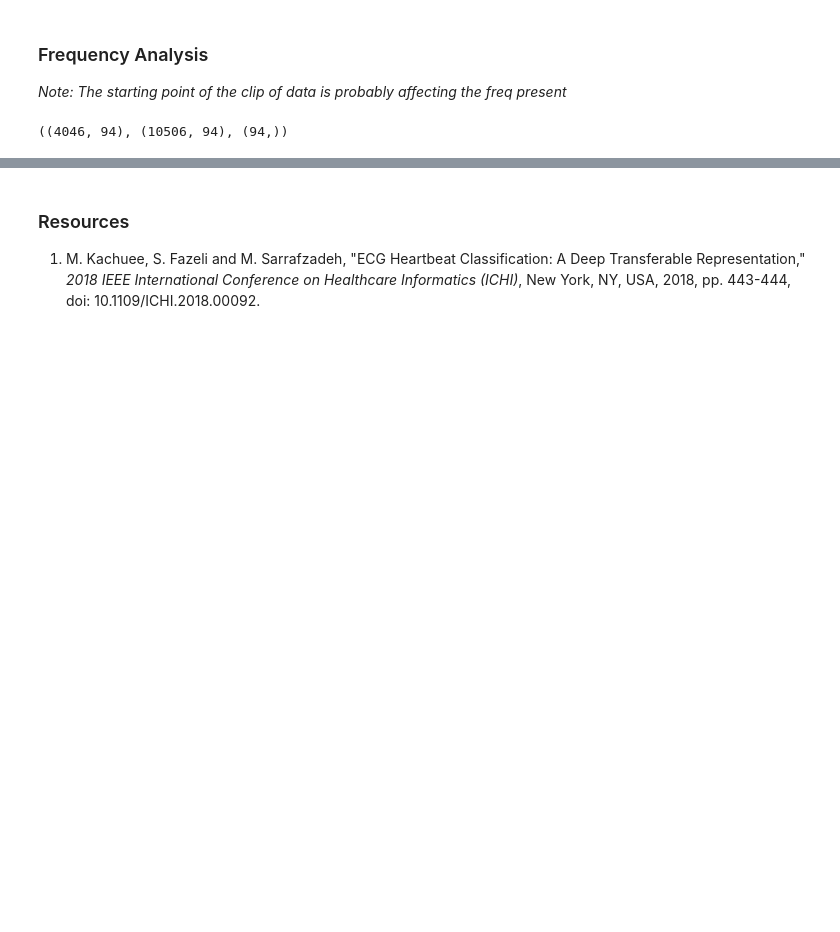
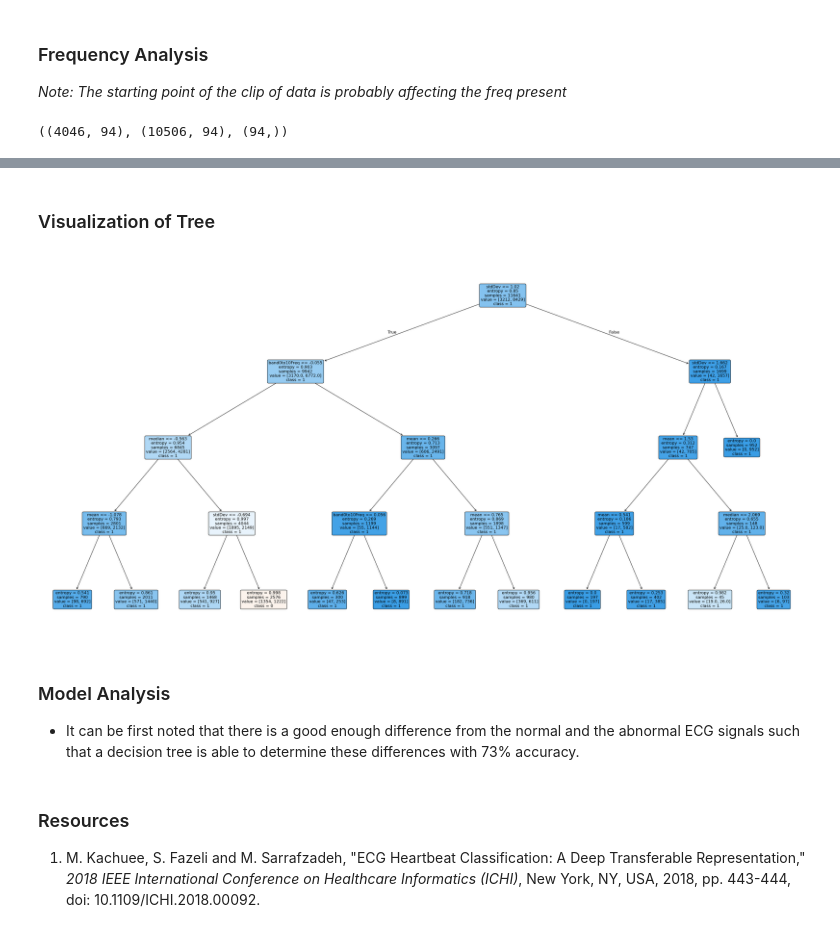
Before and after one commit to Shenukp1/MachineLearningPortfolio, a Jupyter notebook: ECG_Classification/EDA_V2.ipynb, the cells around one changed output, grey strips where cells are left out. Saved outputs shown, nothing was run; the diff lists cells and outputs as text; code cells hidden in the pictures; blank space fills up the shorter version.

```diff
--- a/ECG_Classification/EDA_V2.ipynb
+++ b/ECG_Classification/EDA_V2.ipynb
@@ -684,0 +861,4 @@ def extract_time_domain(X: np.ndarray) -> None:
+# %%
+X_new = X.copy()
+X_new = X_new[selected_features]
+X_new.head()
@@ -685,3 +923,24 @@ def extract_time_domain(X: np.ndarray) -> None:
+# %% [markdown]
+### Visualization of Tree
+# %%
+feature_names = X_new.columns
+class_names = [str(c) for c in [0, 1]]
+plt.figure(figsize=(40, 20))
+plot_tree(
+    clf,
+    feature_names=feature_names,
+    class_names=class_names,
+    filled=True,
+    rounded=True,
+    fontsize=12,
+)
+
+plt.show()
+# %% [output]
+[figure, added]
+# %% [markdown]
+### Model Analysis
+- It can be first noted that there is a good enough difference from the normal and the abnormal ECG signals such that a decision tree is able to determine these differences with 73% accuracy.
 # %% [markdown]
 ### Resources
 1. M. Kachuee, S. Fazeli and M. Sarrafzadeh, "ECG Heartbeat Classification: A Deep Transferable Representation," _2018 IEEE International Conference on Healthcare Informatics (ICHI)_, New York, NY, USA, 2018, pp. 443-444, doi: 10.1109/ICHI.2018.00092.
```
Also changed, not shown: parts of 35 cells of this notebook, 4 other files.
